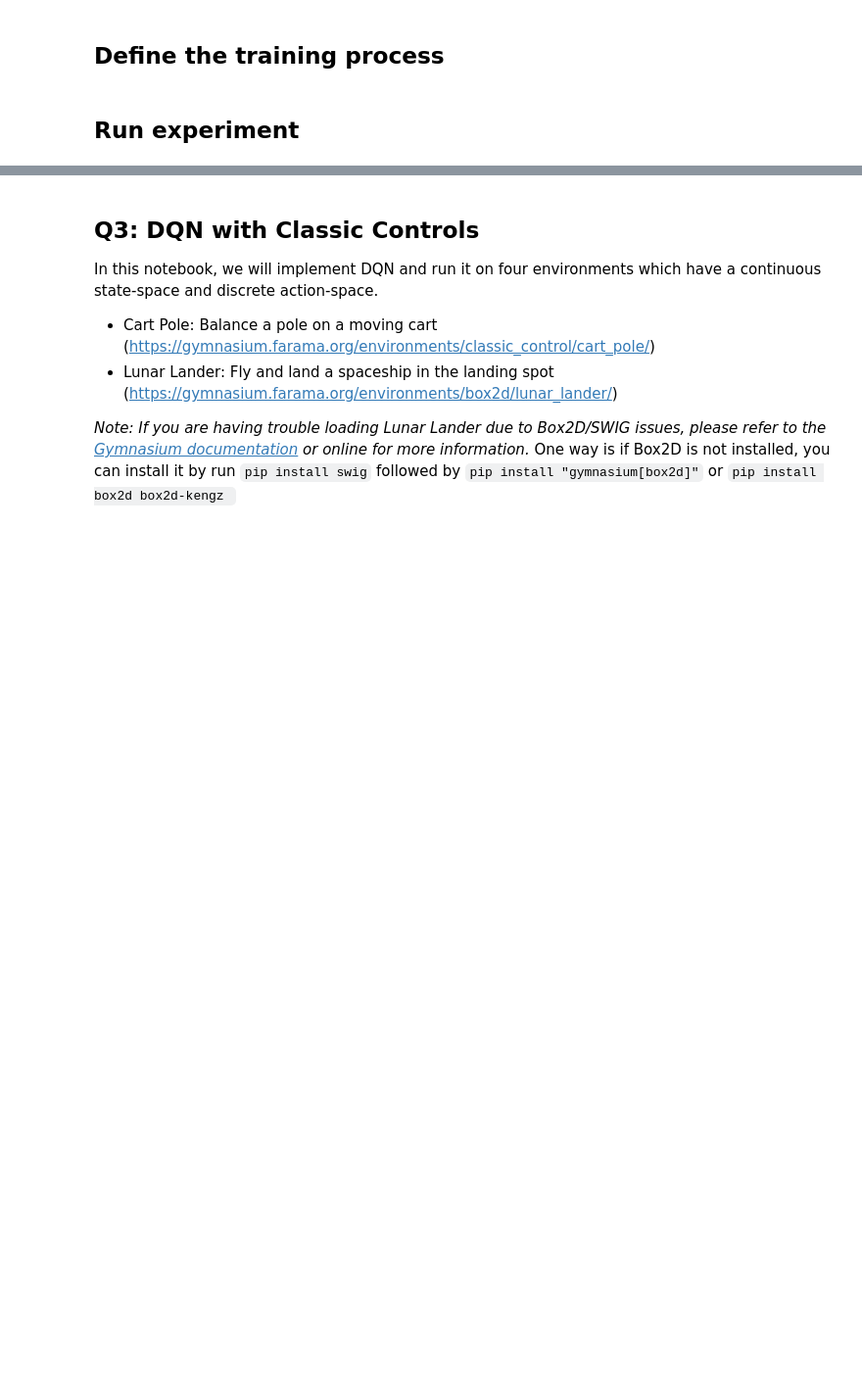
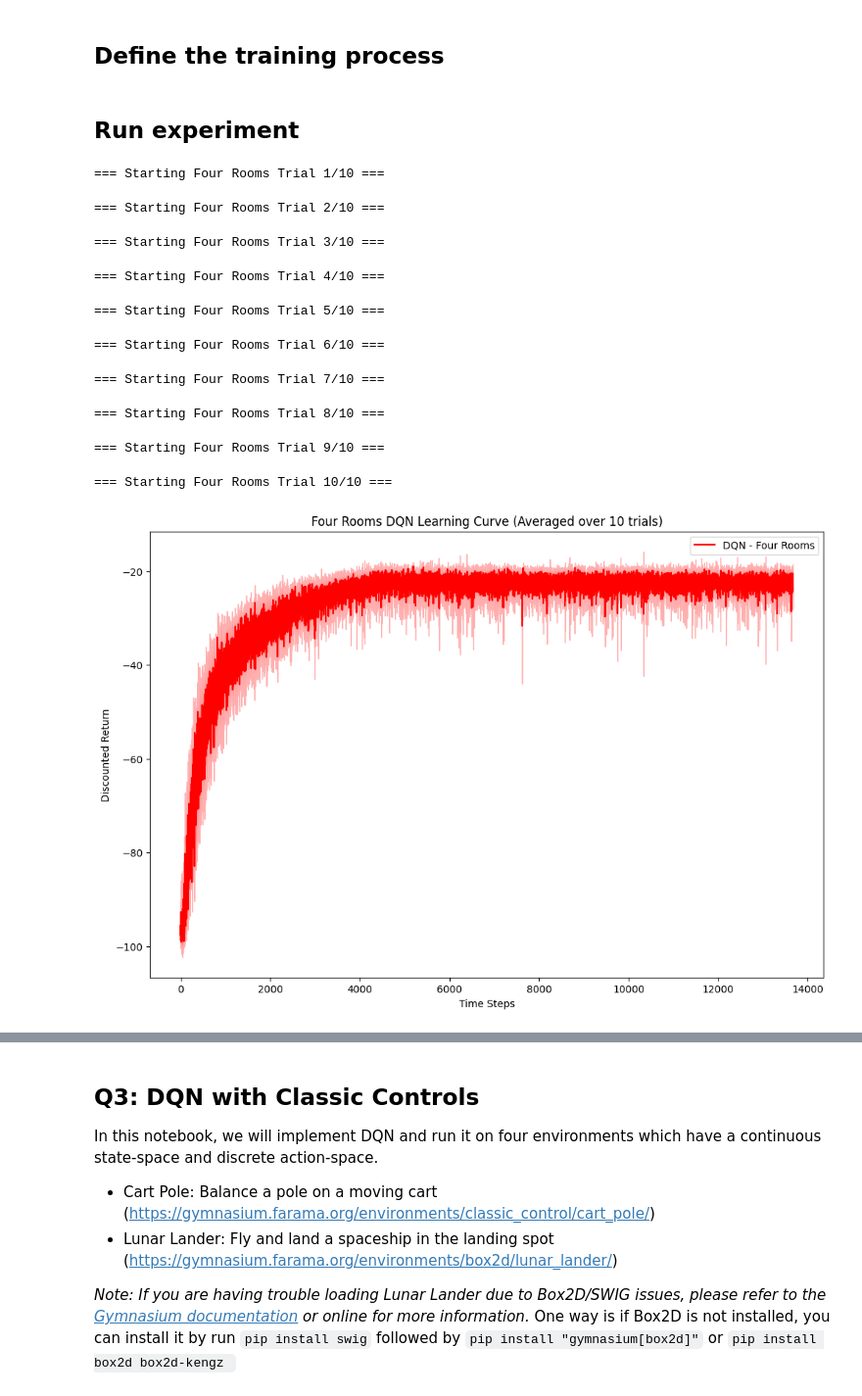
Before and after one commit to Teoman21/CS5180, a Jupyter notebook: hw7/ex7_26spring.ipynb, the cells around one changed output, grey strips where cells are left out. Shown at 98% size. Saved outputs shown, nothing was run; the diff lists cells and outputs as text; code cells hidden in the pictures; blank space fills up the shorter version.

```diff
--- a/hw7/ex7_26spring.ipynb
+++ b/hw7/ex7_26spring.ipynb
@@ -710,10 +801,17 @@ class DQNAgent(object):
                 Compute the predicted Q values using the behavior policy network
         """
         # compute the q value estimation using the behavior network
+        q_values = self.behavior_policy_net(obs_tensor).gather(1, actions_tensor)
 
         # compute the TD target using the target network
+        with torch.no_grad():
+            #computing the r +ymaxQ(s,a) TD TARGET
+            max_next_q_values = self.target_policy_net(next_obs_tensor).max(dim=1, keepdim=True)[0]
 
+            target_q_values = rewards_tensor + self.params["gamma"] * max_next_q_values * (1.0 - dones_tensor)
         # compute the loss
+
+        td_loss = torch.nn.functional.mse_loss(q_values, target_q_values)
 
         # minimize the loss
         self.optimizer.zero_grad()
@@ -728,6 +826,7 @@ class DQNAgent(object):
         """CODE HERE:
                 Copy the behavior policy network to the target network
         """
+        self.target_policy_net.load_state_dict(self.behavior_policy_net.state_dict())
 
     # auxiliary functions
     def _arr_to_tensor(self, arr):
@@ -824,12 +923,18 @@ def train_dqn_agent(env, params):
                 """ CODE HERE:
                     Update the behavior policy network
                 """
+                batch_data = replay_buffer.sample_batch(params["batch_size"])
+                loss = my_agent.update_behavior_policy(batch_data)
+
+                #keep track of the loss
+                train_loss.append(loss)
 
             # update the target model
             if not np.mod(t, params['freq_update_target_policy']):
                 """ CODE HERE:
                     Update the target policy network
                 """
+                my_agent.update_target_policy()
 
     # save the results
     return train_returns, train_loss
@@ -882,34 +987,73 @@ if __name__ == '__main__':
 
     # create environment
     my_env = FourRooms()
 
     # create training parameters
     train_parameters = {
         'observation_dim': 2,
         'action_dim': 4,
         'action_space': my_env.action_names,
         'hidden_layer_num': 2,
         'hidden_layer_dim': 128,
         'gamma': 0.99,
 
         'total_training_time_step': 500_000,
 
         'epsilon_start_value': 1.0,
         'epsilon_end_value': 0.01,
         'epsilon_duration': 250_000,
 
         'replay_buffer_size': 50000,
         'start_training_step': 2000,
         'freq_update_behavior_policy': 4,
         'freq_update_target_policy': 2000,
 
         'batch_size': 32,
         'learning_rate': 1e-3,
 
         'model_name': "four_room.pt"
     }
 
-    # create experiment
-    train_returns, train_loss = train_dqn_agent(my_env, train_parameters)
+
+    # for q2 d  run 10 trials and plots
+    num_trials = 10
+    all_trials_returns = []
+
+    for trial in range(num_trials):
+        print(f"\n=== Starting Four Rooms Trial {trial+1}/{num_trials} ===")
+
+        # We must re-instantiate the environment to start fresh each trial
+        my_env = FourRooms()
+
+        # Run the experiment
+        train_returns, train_loss = train_dqn_agent(my_env, train_parameters)
+
+        # Save the returns from this specific trial
+        all_trials_returns.append(train_returns)
+
+    # Find the minimum episode length across the 10 trials so we can safely stack them into a Numpy array
+    min_length = min(len(r) for r in all_trials_returns)
+    returns_array = np.array([r[:min_length] for r in all_trials_returns])
+
+    # Plot the averaged learning curve with confidence bands!
+    plot_curves(
+        arr_list=[returns_array],
+        legend_list=["DQN - Four Rooms"],
+        color_list=["red"],
+        ylabel="Discounted Return",
+        fig_title="Four Rooms DQN Learning Curve (Averaged over 10 trials)"
+    )
+# %% [output]
+=== Starting Four Rooms Trial 1/10 ===
+=== Starting Four Rooms Trial 2/10 ===
+=== Starting Four Rooms Trial 3/10 ===
+=== Starting Four Rooms Trial 4/10 ===
+=== Starting Four Rooms Trial 5/10 ===
+=== Starting Four Rooms Trial 6/10 ===
+=== Starting Four Rooms Trial 7/10 ===
+=== Starting Four Rooms Trial 8/10 ===
+=== Starting Four Rooms Trial 9/10 ===
+=== Starting Four Rooms Trial 10/10 ===
+[figure, added]
 # %%
 plot_curves([np.array([train_returns])], ['dqn'], ['r'], 'discounted return', 'discounted returns wrt episode')
```
Also changed, not shown: parts of 31 cells of this notebook, 3 other files.
